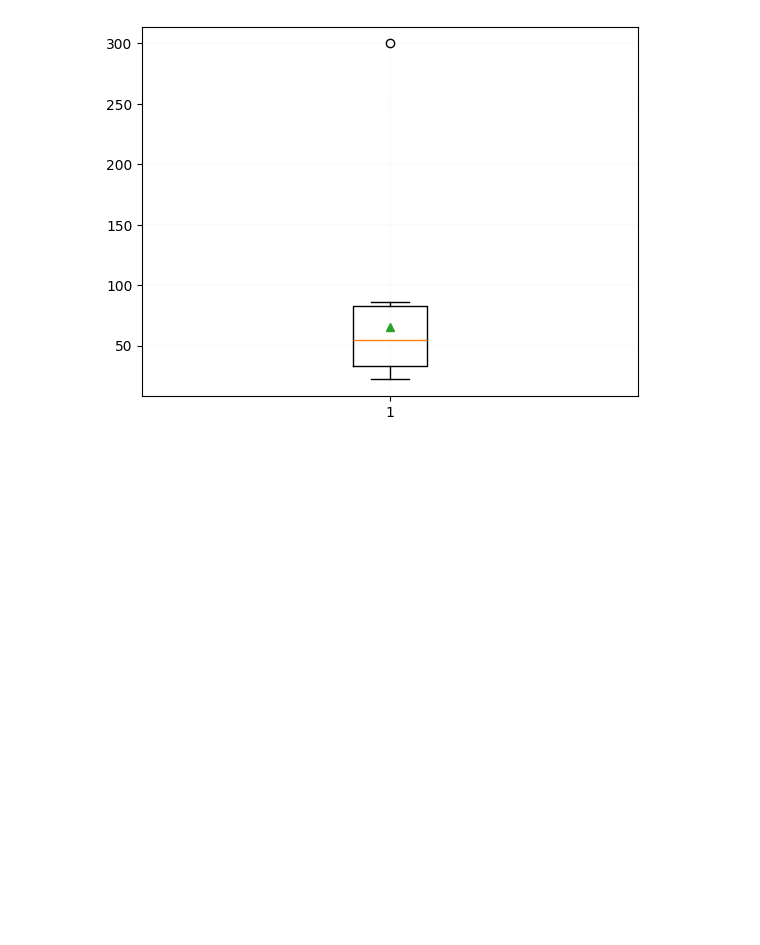
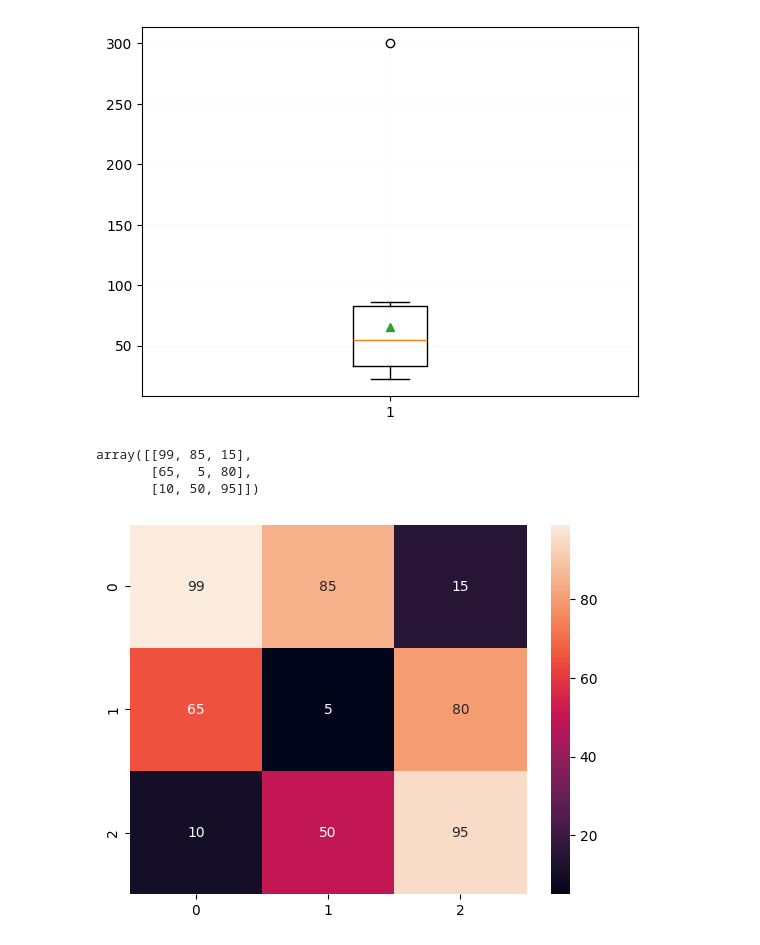
Before and after one commit to ShatakshiR/PythonDemo, a Jupyter notebook: visualization.ipynb, the cells around one changed output. Saved outputs shown, nothing was run; the diff lists cells and outputs as text; code cells hidden in the pictures; blank space fills up the shorter version.

```diff
--- a/visualization.ipynb
+++ b/visualization.ipynb
@@ -157,0 +161,13 @@ plt.show()
+# %%
+array1 = np.array([[99,85,15],[65,5,80],[10,50,95]])
+array1
+# %% [output]
+array([[99, 85, 15],
+       [65,  5, 80],
+       [10, 50, 95]])
+# %%
+# Use seaborn for the heatmap charts becuase this is not present in matplotlib
+sns.heatmap(array1, annot=True)
+plt.show()
+# %% [output]
+[figure, added]
```
Also changed, not shown: parts of 1 cell of this notebook.
